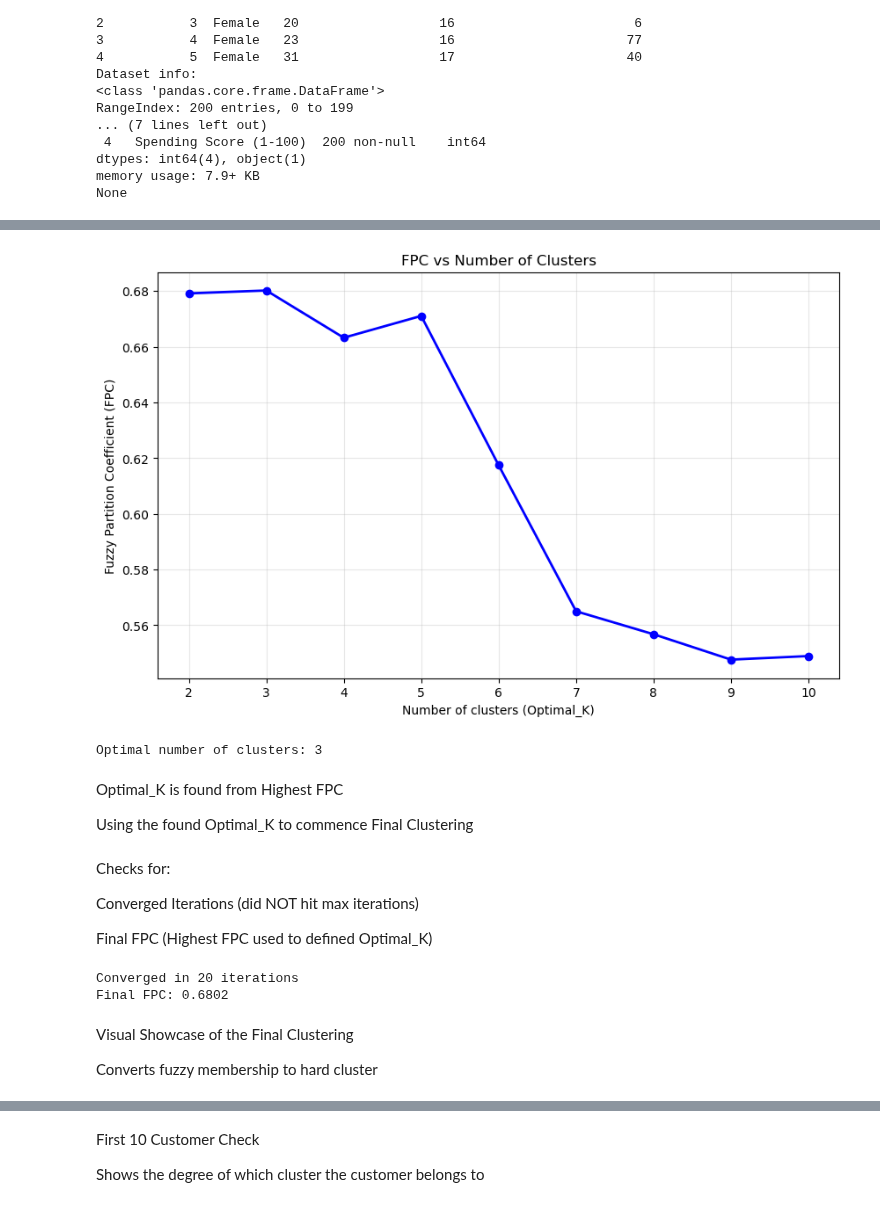
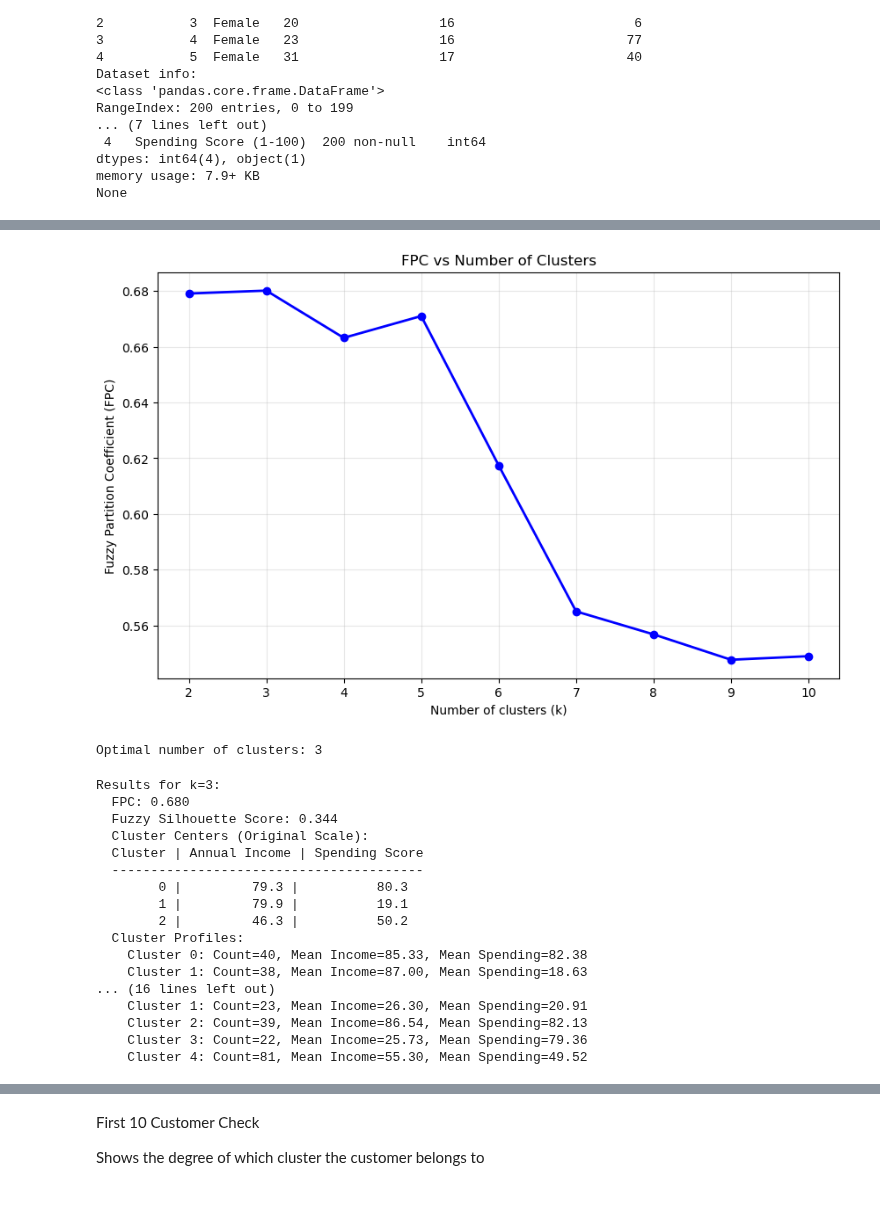
Before and after one commit to CedricBaaklini/Machine-Learning-Project, a Jupyter notebook: Project 1/FuzzyKMeans.ipynb, the cells around one changed output, grey strips where cells are left out. Cells and saved outputs as stored; diff of their text form; code cells hidden in the pictures.

```diff
--- a/Project 1/FuzzyKMeans.ipynb
+++ b/Project 1/FuzzyKMeans.ipynb
@@ -62,10 +95,14 @@ np.random.seed(42) gives a reproducable result
 # %%
 K = range(2, 11)
 fpcs = [] # Fuzzy Partition Coefficient
+silhouette_scores = [] # Silhouette Scores
 
+# Loop through different cluster sizes
 np.random.seed(42)
 for k in K:
     cntr, u, u0, d, jm, p, fpc = fuzz.cluster.cmeans(
         X_scaled.T, k, 2, error=0.005, maxiter=1000, init=None
     )
     fpcs.append(fpc)
+    score = fuzzy_silhouette(X_scaled, u)
+    silhouette_scores.append(score)
@@ -76,19 +130,16 @@ Highest FPC will have the correspodning best option for Optimal_K
 # %%
+plt.style.use('default')
 plt.figure(figsize=(10, 6))
 plt.plot(K, fpcs, 'bo-', linewidth=2)
-plt.xlabel('Number of clusters (Optimal_K)')
+plt.xlabel('Number of clusters (k)')
 plt.ylabel('Fuzzy Partition Coefficient (FPC)')
 plt.title('FPC vs Number of Clusters')
 plt.grid(True, alpha=0.3)
 plt.show()
 
 # Find optimal k
 optimal_k = K[fpcs.index(max(fpcs))]
 print(f"Optimal number of clusters: {optimal_k}")
 # %% [output]
-[figure, old version]
+[figure, new version]
 Optimal number of clusters: 3
-# %% [markdown]
-Optimal_K is found from Highest FPC
-
-Using the found Optimal_K to commence Final Clustering
@@ -98,17 +146,44 @@ cntr, u, u0, d, jm, p, fpc = fuzz.cluster.cmeans(X_scaled.T, optimal_k, 2, error
-# %% [markdown]
-Checks for:
-
-Converged Iterations (did NOT hit max iterations)
-
-Final FPC (Highest FPC used to defined Optimal_K)
-# %%
-print(f"Converged in {p} iterations")
-print(f"Final FPC: {fpc:.4f}")
-# %% [output]
-Converged in 20 iterations
-Final FPC: 0.6802
-# %% [markdown]
-Visual Showcase of the Final Clustering
-
-Converts fuzzy membership to hard cluster
+# %%
+def run_fuzzy_cmeans_and_report(k, X_scaled, scaler):
+    cntr, u, u0, d, jm, p, fpc = fuzz.cluster.cmeans(
+        X_scaled.T, k, 2, error=0.005, maxiter=1000, init=None
+    )
+    sil_score = fuzzy_silhouette(X_scaled, u)
+    hard_labels = np.argmax(u, axis=0)
+    cntr_original = scaler.inverse_transform(cntr)
+    print(f"\nResults for k={k}:")
+    print(f"  FPC: {fpc:.3f}")
+    print(f"  Fuzzy Silhouette Score: {sil_score:.3f}")
+    print("  Cluster Centers (Original Scale):")
+    print("  Cluster | Annual Income | Spending Score")
+    print("  " + "-" * 40)
+    for i in range(k):
+        print(f"  {i:7d} | {cntr_original[i,0]:12.1f} | {cntr_original[i,1]:13.1f}")
+    print("  Cluster Profiles:")
+    for i in range(k):
+        members = X[hard_labels == i]
+        print(f"    Cluster {i}: Count={len(members)}, Mean Income={members[:,0].mean():.2f}, Mean Spending={members[:,1].mean():.2f}")
+    print()
+
+# Run and compare both clustering methods
+run_fuzzy_cmeans_and_report(optimal_k, X_scaled, scaler)
+run_fuzzy_cmeans_and_report(optimal_k_sil, X_scaled, scaler)
+# %% [output]
+Results for k=3:
+  FPC: 0.680
+  Fuzzy Silhouette Score: 0.344
+  Cluster Centers (Original Scale):
+  Cluster | Annual Income | Spending Score
+  ----------------------------------------
+        0 |         79.3 |          80.3
+        1 |         79.9 |          19.1
+        2 |         46.3 |          50.2
+  Cluster Profiles:
+    Cluster 0: Count=40, Mean Income=85.33, Mean Spending=82.38
+    Cluster 1: Count=38, Mean Income=87.00, Mean Spending=18.63
+... (16 lines left out)
+    Cluster 1: Count=23, Mean Income=26.30, Mean Spending=20.91
+    Cluster 2: Count=39, Mean Income=86.54, Mean Spending=82.13
+    Cluster 3: Count=22, Mean Income=25.73, Mean Spending=79.36
+    Cluster 4: Count=81, Mean Income=55.30, Mean Spending=49.52
 # %%
```
Also changed, not shown: parts of 19 cells of this notebook.
